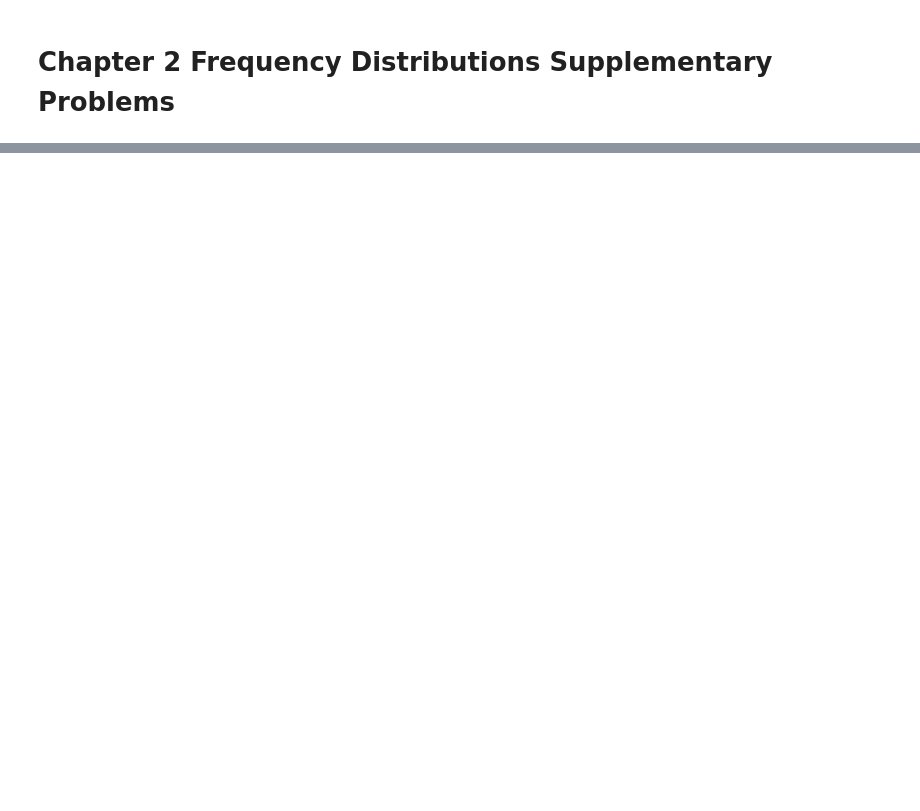
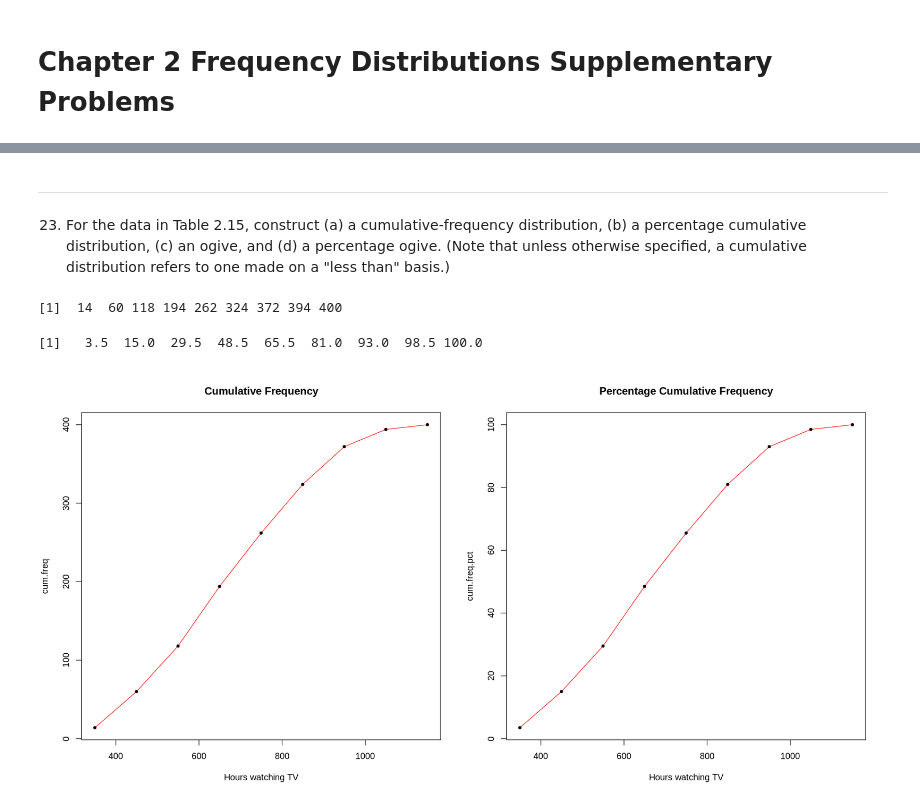
Before and after one commit to jbennett7/Statistics, a Jupyter notebook: Chapter 2 Supplementary Problems.ipynb, the cells around one changed output, grey strips where cells are left out. Drawn from its saved outputs; the diff is of its cells as text; code cells hidden in the pictures; blank space fills up the shorter version.

```diff
--- a/Chapter 2 Supplementary Problems.ipynb
+++ b/Chapter 2 Supplementary Problems.ipynb
@@ -35,0 +147,18 @@ A data.frame: 9 × 2
+# %% [markdown]
+---
+# %% [markdown]
+23. For the data in Table 2.15, construct (a) a cumulative-frequency distribution, (b) a percentage cumulative distribution, (c) an ogive, and (d) a percentage ogive. (Note that unless otherwise specified, a cumulative distribution refers to one made on a "less than" basis.)
+# %%
+(cum.freq <- cumsum(f))
+(cum.freq.pct <- cum.freq/sum(f)*100)
+par(mfrow=c(1,2))
+options(repr.plot.width=16, repr.plot.height=8)
+plot(X,cum.freq,type="l",col="red",main="Cumulative Frequency",xlab="Hours watching TV")
+points(X,cum.freq,pch=20)
+plot(X,cum.freq.pct,type="l",col="red",main="Percentage Cumulative Frequency", xlab="Hours watching TV")
+points(X,cum.freq.pct,pch=20)
+options(repr.plot.width=7, repr.plot.height=7)
+# %% [output]
+[1]  14  60 118 194 262 324 372 394 400
+[1]   3.5  15.0  29.5  48.5  65.5  81.0  93.0  98.5 100.0
+[figure, added]
```
Also changed, not shown: parts of 64 cells of this notebook, 2 other files.
